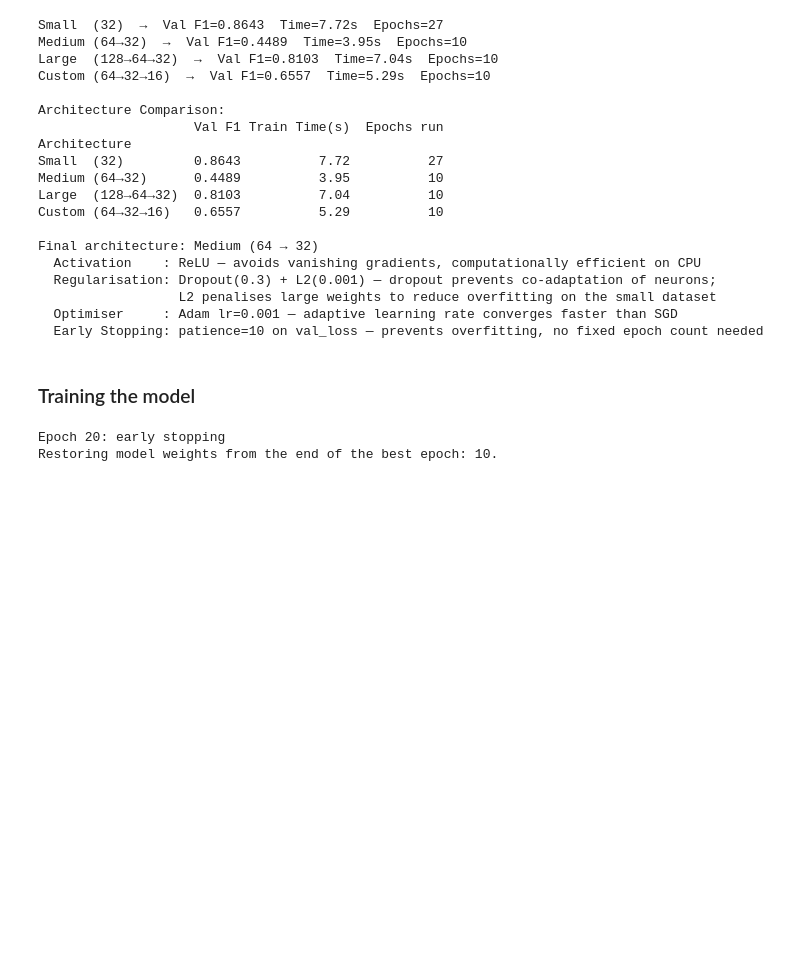
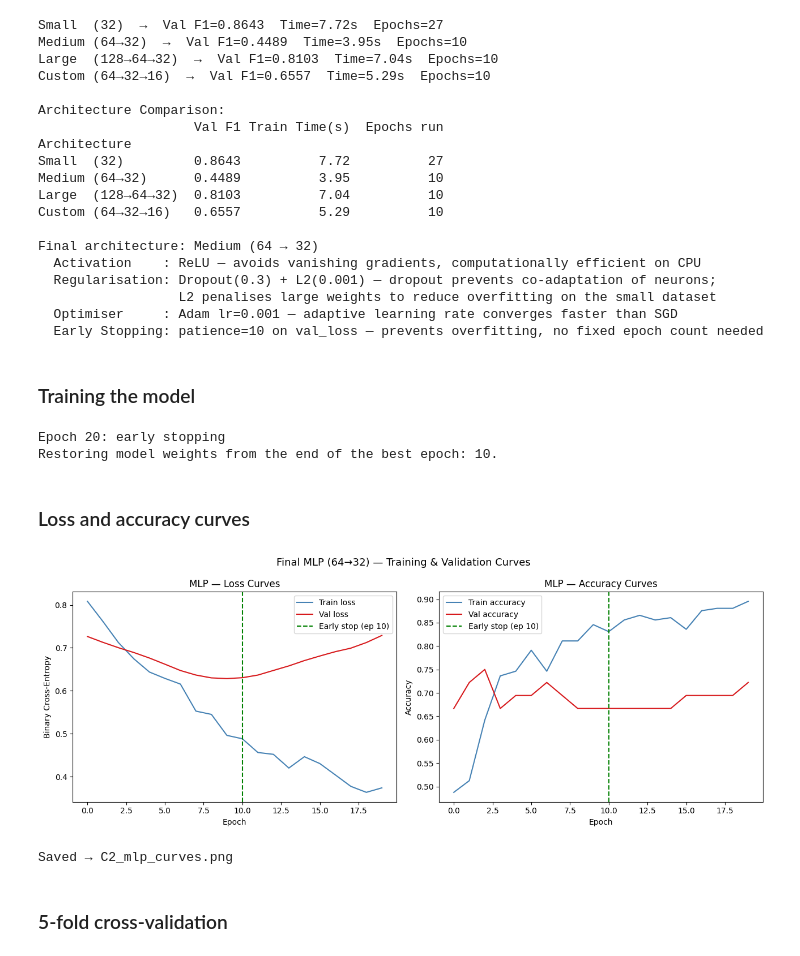
Before and after one commit to maryam2004-hub/i23-6004-DM-Assignment4, a Jupyter notebook: i23_6004_DS_B_DMAssignment4.ipynb, the cells around one changed output. Drawn from its saved outputs; the diff is of its cells as text; code cells hidden in the pictures; blank space fills up the shorter version.

Commit message:
Evaluated MLP using loss and accuracy graphs, and 5-fold cross- validation

```diff
--- a/i23_6004_DS_B_DMAssignment4.ipynb
+++ b/i23_6004_DS_B_DMAssignment4.ipynb
@@ -1363,3 +1363,34 @@ best_epoch    = stopped_epoch - 10  # patience=10, so best was 10 epochs before
 # %% [output]
 Epoch 20: early stopping
 Restoring model weights from the end of the best epoch: 10.
+# %% [markdown]
+### Loss and accuracy curves
+# %%
+fig, axes = plt.subplots(1, 2, figsize=(13, 5))
+
+axes[0].plot(mlp_history.history["loss"],     label="Train loss",     color="steelblue")
+axes[0].plot(mlp_history.history["val_loss"], label="Val loss",       color="#d7191c")
+axes[0].axvline(x=best_epoch, color="green", linestyle="--", label=f"Early stop (ep {best_epoch})")
+axes[0].set_title("MLP — Loss Curves")
+axes[0].set_xlabel("Epoch")
+axes[0].set_ylabel("Binary Cross-Entropy")
+axes[0].legend()
+
+axes[1].plot(mlp_history.history["accuracy"],     label="Train accuracy", color="steelblue")
+axes[1].plot(mlp_history.history["val_accuracy"], label="Val accuracy",   color="#d7191c")
+axes[1].axvline(x=best_epoch, color="green", linestyle="--", label=f"Early stop (ep {best_epoch})")
+axes[1].set_title("MLP — Accuracy Curves")
+axes[1].set_xlabel("Epoch")
+axes[1].set_ylabel("Accuracy")
+axes[1].legend()
+
+plt.suptitle("Final MLP (64→32) — Training & Validation Curves", fontsize=13)
+plt.tight_layout()
+plt.savefig("C2_mlp_curves.png", dpi=150)
+plt.show()
+print("Saved → C2_mlp_curves.png")
+# %% [output]
+[figure, added]
+Saved → C2_mlp_curves.png
+# %% [markdown]
+### 5-fold cross-validation
```
Also changed, not shown: parts of 3 cells of this notebook.
